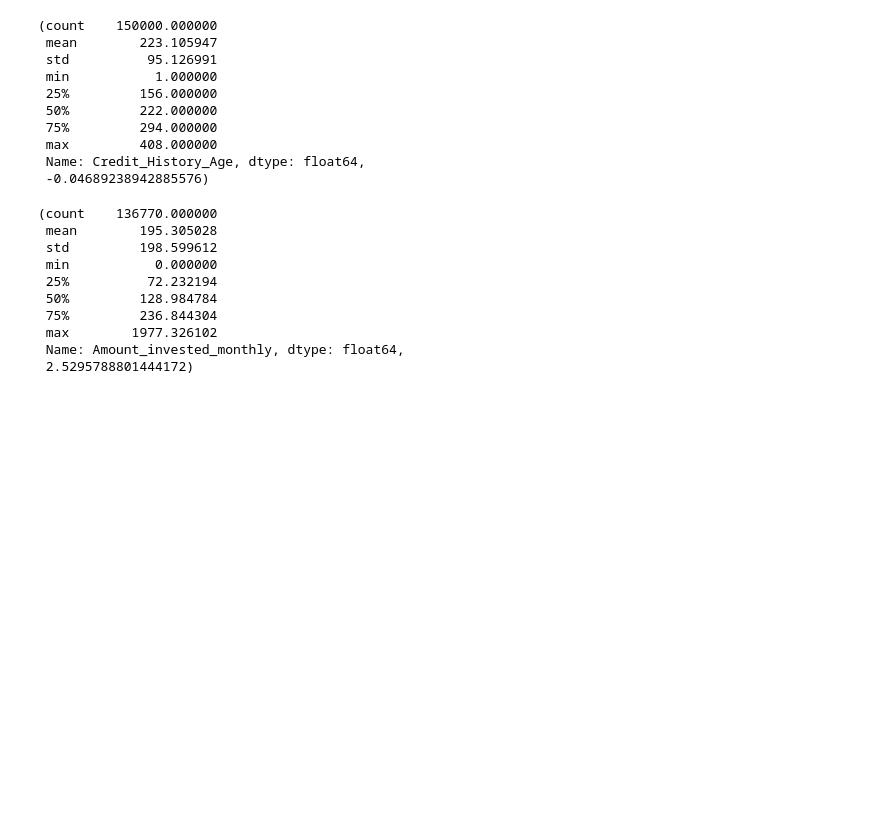
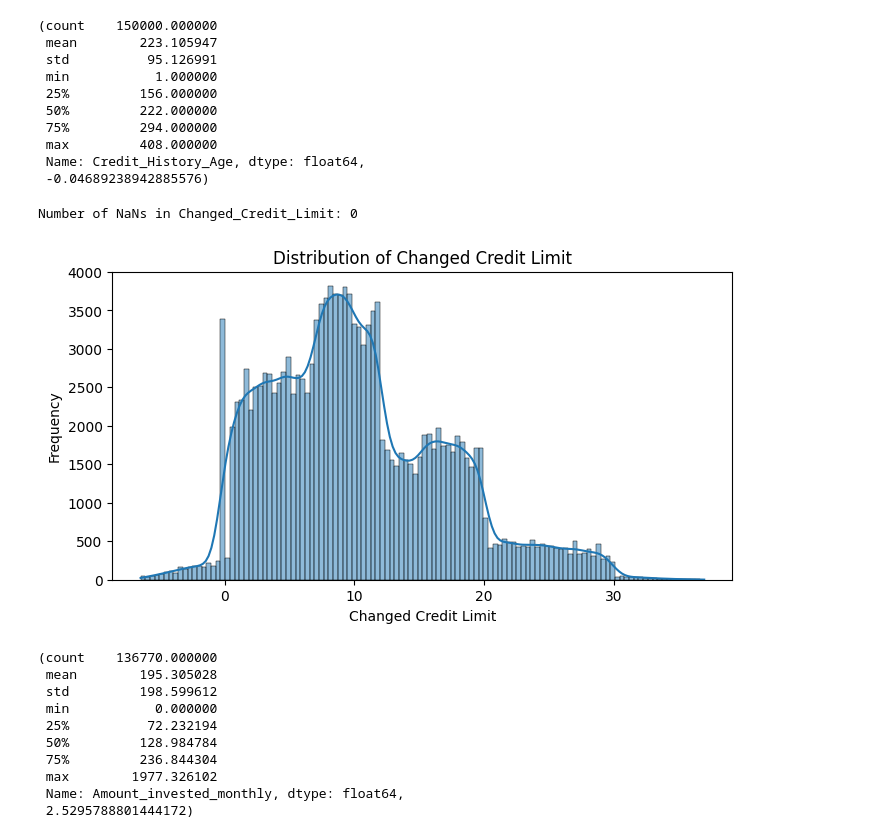
Before and after one commit to astronaut505/Credit-or-crisis, a Jupyter notebook: CreditScoreClassification.ipynb, the cells around one changed output. Drawn from its saved outputs; the diff is of its cells as text; code cells hidden in the pictures; blank space fills up the shorter version.

```diff
--- a/CreditScoreClassification.ipynb
+++ b/CreditScoreClassification.ipynb
@@ -273,6 +274,32 @@ new_summary_credit_history, new_skewness_credit_history
  max         408.000000
  Name: Credit_History_Age, dtype: float64,
  -0.04689238942885576)
+# %%
+# <--Changed_Credit_Limit --> cell 1
+df['Changed_Credit_Limit'] = df['Changed_Credit_Limit'].replace('_', 0)
+df['Changed_Credit_Limit'] = pd.to_numeric(df['Changed_Credit_Limit'], errors='coerce')
+nan_count = df['Changed_Credit_Limit'].isna().sum() #<--- checking for new missing values
+print(f'Number of NaNs in Changed_Credit_Limit: {nan_count}')
+
+if nan_count > 0:
+    median_value = df['Changed_Credit_Limit'].median()
+    df['Changed_Credit_Limit'].fillna(median_value, inplace=True)
+# %% [output]
+Number of NaNs in Changed_Credit_Limit: 0
+# %%
+# <--Changed_Credit_Limit --> cell 2
+
+import seaborn as sns
+import matplotlib.pyplot as plt
+
+plt.figure(figsize=(8, 4))
+sns.histplot(df['Changed_Credit_Limit'], kde=True)
+plt.title('Distribution of Changed Credit Limit')
+plt.xlabel('Changed Credit Limit')
+plt.ylabel('Frequency')
+plt.show()
+# %% [output]
+[figure, added]
 # %%
 # <-- Amount invested monthly --> cell 1
 # convert  to a numeric format
```
Also changed, not shown: parts of 34 cells of this notebook.
